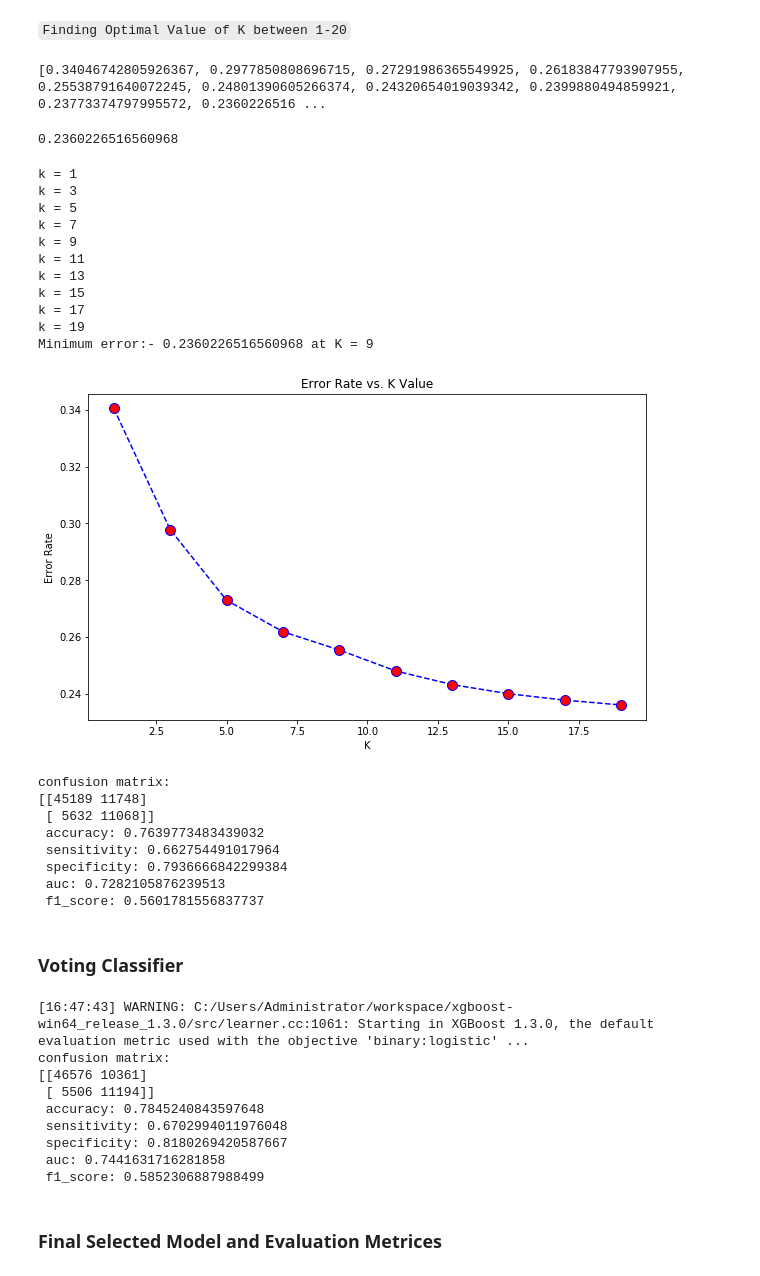
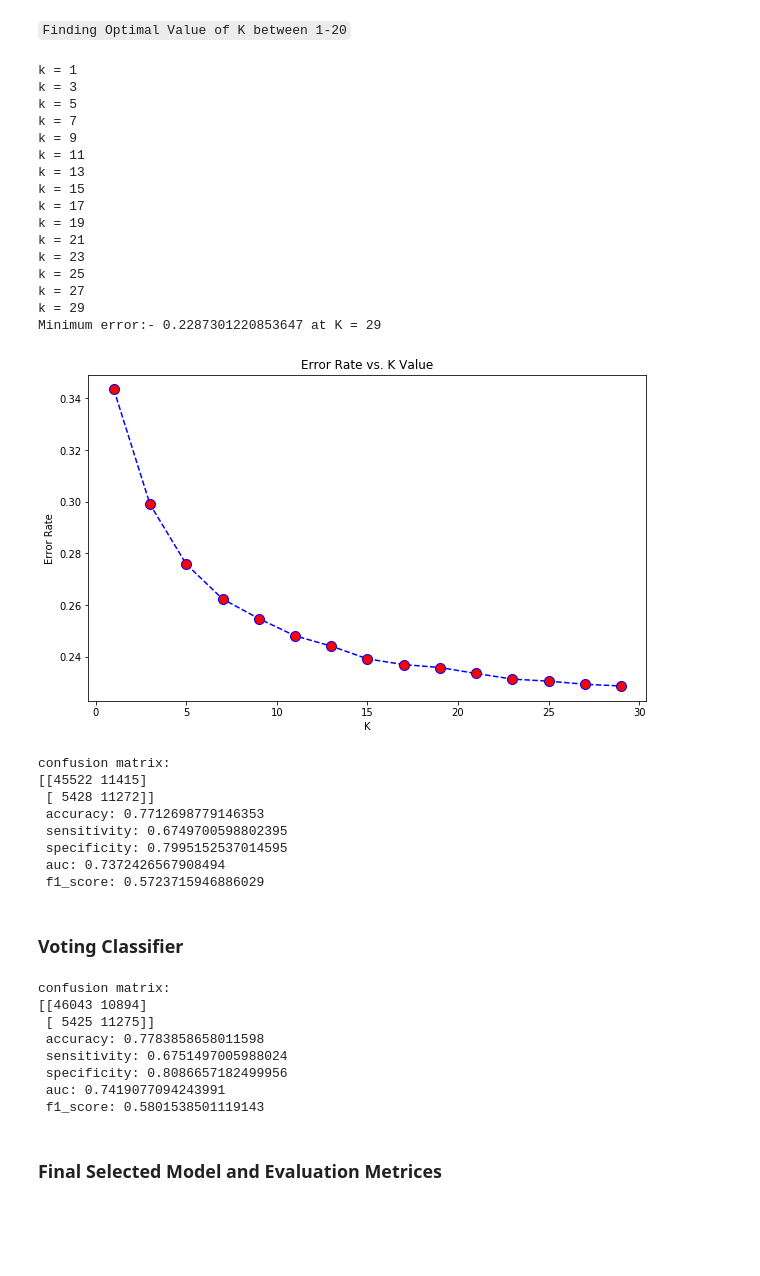
Before and after one commit to ajay0107/customer_return_probability, a Jupyter notebook: customer_return_main_code.ipynb, the cells around one changed output. Saved outputs shown, nothing was run; the diff lists cells and outputs as text; code cells hidden in the pictures; blank space fills up the shorter version.

```diff
--- a/customer_return_main_code.ipynb
+++ b/customer_return_main_code.ipynb
@@ -69,6 +70,8 @@ def num_unique_values(df):
     :param df: dataframe
     :return: dataframe of names of columns and number of unique values in each columns
     """
+    if not isinstance(df, pd.DataFrame):
+        raise AssertionError('Input must be a Dataframe in num_unique_values')
     col_names = []
     values = []
     for col in df.columns:
@@ -187,6 +190,8 @@ def model_evaluation_metrices(y_true,y_pred):
     :param y_pred: prediction target labels
     :return: model evaluation metrices viz. cm,accuracy,sensitivity,specificity,auc,f1_score
     '''
+    if not isinstance(y_true, pd.Series):
+        raise AssertionError('Input must be a Series in customer_classification')
     cm = confusion_matrix(y_true, y_pred)
     tn, fp, fn, tp = confusion_matrix(y_true, y_pred).ravel()
     auc = roc_auc_score(y_true,y_pred)
@@ -197,6 +202,13 @@ def model_evaluation_metrices(y_true,y_pred):
     return cm,accuracy,sensitivity,specificity,auc,f1_score
 
 def undersampling_function(X_train,y_train, num_major_class):
+    '''
+    This function undersamples the zero class (our major class) records
+    :param X_train: predictor variables train data
+    :param y_train: target variable train data
+    :num_major_class: final number of zero class records after undersampling
+    :return: undersampled X_train and y_train
+    '''
     X_train.reset_index(drop=True,inplace=True)
     y_train.reset_index(drop=True,inplace=True)
     train_temp = pd.concat([X_train,y_train],axis=1) #temporary train df
@@ -210,6 +222,12 @@ def undersampling_function(X_train,y_train, num_major_class):
     return X_train,y_train
 
 def pairwise_products(df,num_cols):
+    '''
+    This function gives pairwise products of numerical predictor variables
+    :param df: dataframe of predictor variables
+    :param num_cols: list of numerical columns in dataframe
+    :return: dataframe of pairwise products as columns
+    '''
     list_pairwise_cols = list(itertools.combinations(num_cols, 2))
     count=1
     for i in list_pairwise_cols:
@@ -218,6 +236,12 @@ def pairwise_products(df,num_cols):
     return df
 
 def square_numerical_cols(df,num_cols):
+    '''
+    This function gives square columns of numerical predictor variables
+    :param df: dataframe of predictor variables
+    :param num_cols: list of numerical columns in dataframe
+    :return: dataframe of square columns
+    '''
     for i in num_cols:
         df['square_{}'.format(i)] = df[i]*df[i]
     return df
@@ -886,43 +945,42 @@ confusion matrix:
  ### KNN Model Development and Evaluation <a class="anchor" id="section_5_9"></a>
 # %% [markdown]
 `Finding Optimal Value of K between 1-20`
-# %%
-print(error_rate)
-min(error_rate)
-# %% [output]
-[0.34046742805926367, 0.2977850808696715, 0.27291986365549925, 0.26183847793907955, 0.25538791640072245, 0.24801390605266374, 0.24320654019039342, 0.2399880494859921, 0.23773374797995572, 0.2360226516 ...
-0.2360226516560968
 # %%
 # find optimal value of k based on accuracy on test data
 error_rate = []
 for i in range(1,30,2):
     print('k = {}'.format(i))
     knn = KNeighborsClassifier(n_neighbors=i)
     knn.fit(X_train,y_train['is_returning_customer'])
     pred_i = knn.predict(X_test)
     error_rate.append(np.mean(pred_i != y_test['is_returning_customer']))
 
 plt.figure(figsize=(10,6))
-plt.plot(range(1,20,2),error_rate,color='blue', linestyle='dashed',
+plt.plot(range(1,30,2),error_rate,color='blue', linestyle='dashed',
          marker='o',markerfacecolor='red', markersize=10)
 plt.title('Error Rate vs. K Value')
 plt.xlabel('K')
 plt.ylabel('Error Rate')
 optimal_k = pd.Series(range(1,30,2)).tolist()[error_rate.index(min(error_rate))]
 print("Minimum error:-",min(error_rate),"at K =",optimal_k)
 # %% [output]
 k = 1
 k = 3
 k = 5
 k = 7
 k = 9
 k = 11
 k = 13
 k = 15
 k = 17
 k = 19
-Minimum error:- 0.2360226516560968 at K = 9
+k = 21
+k = 23
+k = 25
+k = 27
+k = 29
+Minimum error:- 0.2287301220853647 at K = 29
-[figure, old version]
+[figure, new version]
 # %%
 # fitting KNN with optimal K = 19
 knn_classifier = KNeighborsClassifier(n_neighbors=optimal_k)
@@ -933,13 +991,13 @@ cm,accuracy,sensitivity,specificity,auc,f1_score = model_evaluation_metrices(y_t
 print('confusion matrix: \n{}\n accuracy: {}\n sensitivity: {}\n specificity: {}\n auc: {}\n f1_score: {}'.format(cm,accuracy,sensitivity,specificity,auc,f1_score))
 # %% [output]
 confusion matrix:
-[[45189 11748]
- [ 5632 11068]]
- accuracy: 0.7639773483439032
- sensitivity: 0.662754491017964
- specificity: 0.7936666842299384
- auc: 0.7282105876239513
- f1_score: 0.5601781556837737
+[[45522 11415]
+ [ 5428 11272]]
+ accuracy: 0.7712698779146353
+ sensitivity: 0.6749700598802395
+ specificity: 0.7995152537014595
+ auc: 0.7372426567908494
+ f1_score: 0.5723715946886029
 # %% [markdown]
  ### Voting Classifier <a class="anchor" id="section_5_10"></a>
 # %%
@@ -951,15 +1009,14 @@ pred_voting = voting_classifier.predict(X_test_normalized)
 cm,accuracy,sensitivity,specificity,auc,f1_score = model_evaluation_metrices(y_test['is_returning_customer'],pred_voting)
 print('confusion matrix: \n{}\n accuracy: {}\n sensitivity: {}\n specificity: {}\n auc: {}\n f1_score: {}'.format(cm,accuracy,sensitivity,specificity,auc,f1_score))
 # %% [output]
-[16:47:43] WARNING: C:/Users/Administrator/workspace/xgboost-win64_release_1.3.0/src/learner.cc:1061: Starting in XGBoost 1.3.0, the default evaluation metric used with the objective 'binary:logistic' ...
 confusion matrix:
-[[46576 10361]
- [ 5506 11194]]
- accuracy: 0.7845240843597648
- sensitivity: 0.6702994011976048
- specificity: 0.8180269420587667
- auc: 0.7441631716281858
- f1_score: 0.5852306887988499
+[[46043 10894]
+ [ 5425 11275]]
+ accuracy: 0.7783858658011598
+ sensitivity: 0.6751497005988024
+ specificity: 0.8086657182499956
+ auc: 0.7419077094243991
+ f1_score: 0.5801538501119143
 # %% [markdown]
  ### Final Selected Model and Evaluation Metrices <a class="anchor" id="section_6"></a>
 # %% [markdown]
```
Also changed, not shown: parts of 8 cells of this notebook, 2 other files.
